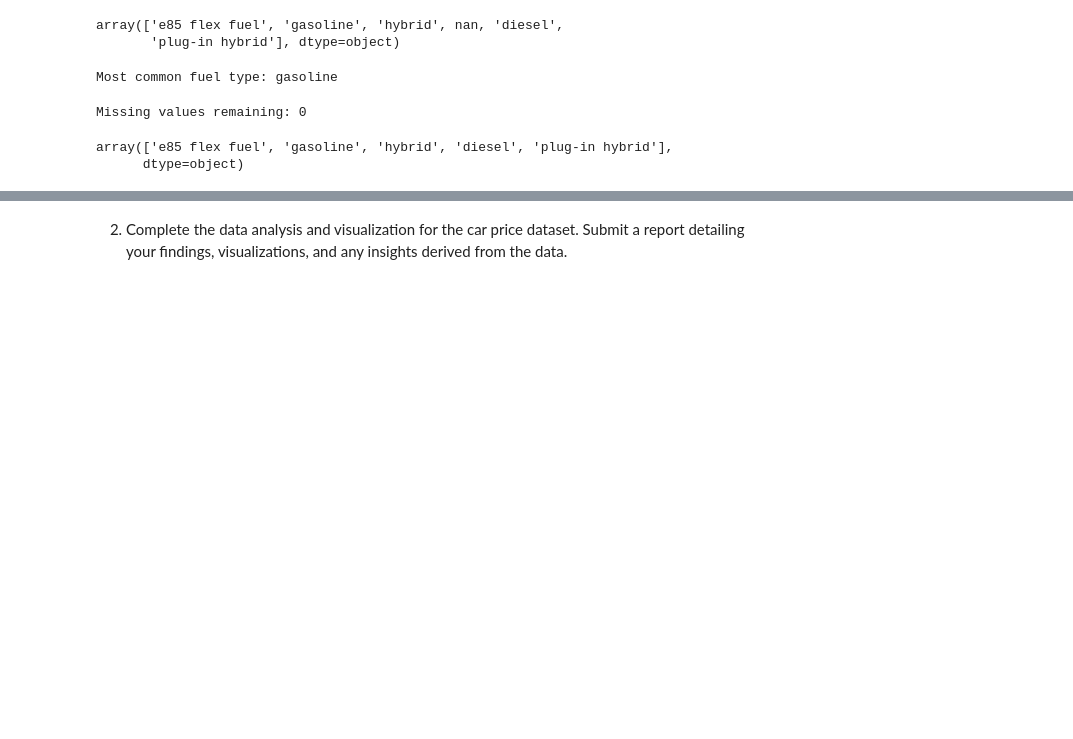
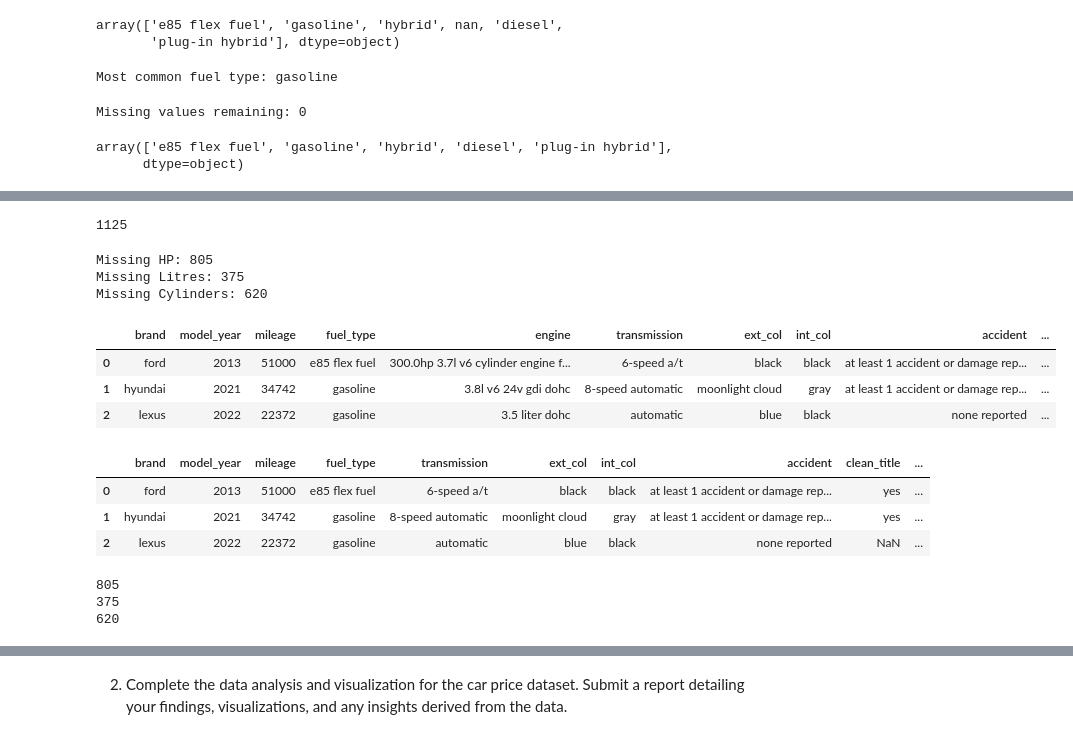
Before and after one commit to Berniceboateng775/nsp-training-program, a Jupyter notebook: car_pricePrediction.ipynb, the cells around one changed output, grey strips where cells are left out. Drawn from its saved outputs; the diff is of its cells as text; code cells hidden in the pictures; blank space fills up the shorter version.

Commit message:
explored the engine column and updated the readme file

```diff
--- a/car_pricePrediction.ipynb
+++ b/car_pricePrediction.ipynb
@@ -370,0 +381,74 @@ array(['e85 flex fuel', 'gasoline', 'hybrid', 'diesel', 'plug-in hybrid'],
+# %%
+cars['engine'].nunique()
+# %% [output]
+1125
+# %%
+import re
+
+#extracting Horsepower (HP)
+def extract_hp(engine_str):
+    if isinstance(engine_str, str):
+        match = re.search(r'(\d+\.?\d*)HP', engine_str, re.IGNORECASE)
+        if match:
+            return float(match.group(1))
+    return np.nan
+# %%
+#extracting Displacement (Liters)
+def extract_liters(engine_str):
+    if isinstance(engine_str, str):
+        match = re.search(r'(\d+\.?\d*)L', engine_str, re.IGNORECASE)
+        if match:
+            return float(match.group(1))
+    return np.nan
+# %%
+# extracting Cylinders
+def extract_cylinders(engine_str):
+    if isinstance(engine_str, str):
+        # Look for "V6", "V8" pattern
+        match_v = re.search(r'V(\d+)', engine_str, re.IGNORECASE)
+        if match_v:
+            return int(match_v.group(1))
+
+        # Look for "4 Cylinder", "6 Cylinder" pattern
+        match_c = re.search(r'(\d+) Cylinder', engine_str, re.IGNORECASE)
+        if match_c:
+            return int(match_c.group(1))
+
+    return np.nan
+# %%
+#apply them
+cars['HP'] = cars['engine'].apply(extract_hp)
+cars['Litres'] = cars['engine'].apply(extract_liters)
+cars['Cylinders'] = cars['engine'].apply(extract_cylinders)
+
+# Check how many are missing
+print("Missing HP:", cars['HP'].isnull().sum())
+print("Missing Litres:", cars['Litres'].isnull().sum())
+print("Missing Cylinders:", cars['Cylinders'].isnull().sum())
+# %% [output]
+Missing HP: 805
+Missing Litres: 375
+Missing Cylinders: 620
+# %%
+cars.head(3)
+# %% [output]
+|  | brand | model_year | mileage | fuel_type | engine | transmission | ext_col | int_col | accident | ... |
+| 0 | ford | 2013 | 51000 | e85 flex fuel | 300.0hp 3.7l v6 cylinder engine f... | 6-speed a/t | black | black | at least 1 accident or damage rep... | ... |
+| 1 | hyundai | 2021 | 34742 | gasoline | 3.8l v6 24v gdi dohc | 8-speed automatic | moonlight cloud | gray | at least 1 accident or damage rep... | ... |
+| 2 | lexus | 2022 | 22372 | gasoline | 3.5 liter dohc | automatic | blue | black | none reported | ... |
+# %%
+cars.drop(columns=['engine'], inplace=True)
+cars.head(3)
+# %% [output]
+|  | brand | model_year | mileage | fuel_type | transmission | ext_col | int_col | accident | clean_title | ... |
+| 0 | ford | 2013 | 51000 | e85 flex fuel | 6-speed a/t | black | black | at least 1 accident or damage rep... | yes | ... |
+| 1 | hyundai | 2021 | 34742 | gasoline | 8-speed automatic | moonlight cloud | gray | at least 1 accident or damage rep... | yes | ... |
+| 2 | lexus | 2022 | 22372 | gasoline | automatic | blue | black | none reported | NaN | ... |
+# %%
+print(cars['HP'].isnull().sum())
+print(cars['Litres'].isnull().sum())
+print(cars['Cylinders'].isnull().sum())
+# %% [output]
+805
+375
+620
```
Also changed, not shown: parts of 10 cells of this notebook, 1 other file.
